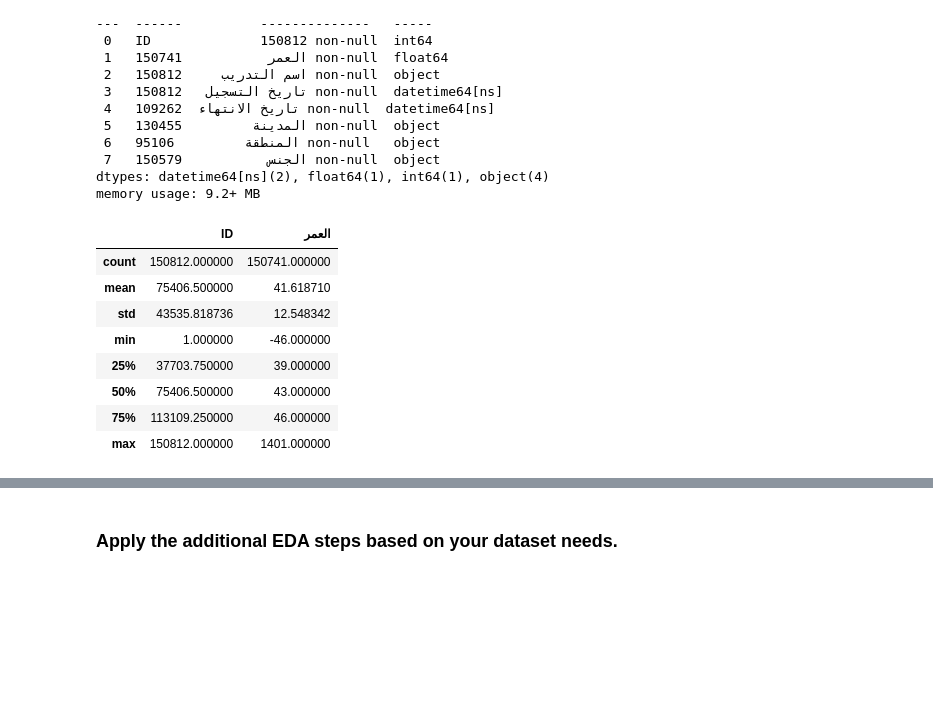
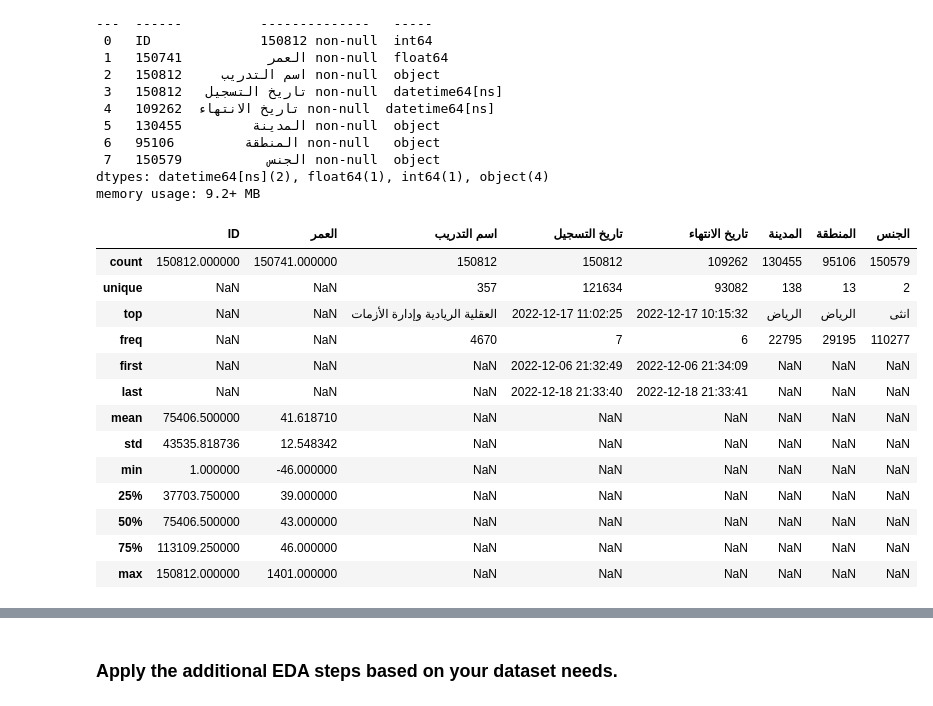
Before and after one commit to MoaathMog/droob-porject, a Jupyter notebook: doroop-proj.ipynb, the cells around one changed output, grey strips where cells are left out. Cells and saved outputs as stored; diff of their text form; code cells hidden in the pictures; blank space fills up the shorter version.

```diff
--- a/doroop-proj.ipynb
+++ b/doroop-proj.ipynb
@@ -100,17 +93,22 @@ Data columns (total 8 columns):
 dtypes: datetime64[ns](2), float64(1), int64(1), object(4)
 memory usage: 9.2+ MB
 # %%
-stdf.describe()
+stdf.describe(include='all')
 # %% [output]
-|  | ID | العمر |
-| count | 150812.000000 | 150741.000000 |
-| mean | 75406.500000 | 41.618710 |
-| std | 43535.818736 | 12.548342 |
-| min | 1.000000 | -46.000000 |
-| 25% | 37703.750000 | 39.000000 |
-| 50% | 75406.500000 | 43.000000 |
-| 75% | 113109.250000 | 46.000000 |
-| max | 150812.000000 | 1401.000000 |
+|  | ID | العمر | اسم التدريب | تاريخ التسجيل | تاريخ الانتهاء | المدينة | المنطقة | الجنس |
+| count | 150812.000000 | 150741.000000 | 150812 | 150812 | 109262 | 130455 | 95106 | 150579 |
+| unique | NaN | NaN | 357 | 121634 | 93082 | 138 | 13 | 2 |
+| top | NaN | NaN | العقلية الريادية وإدارة الأزمات | 2022-12-17 11:02:25 | 2022-12-17 10:15:32 | الرياض | الرياض | انثى |
+| freq | NaN | NaN | 4670 | 7 | 6 | 22795 | 29195 | 110277 |
+| first | NaN | NaN | NaN | 2022-12-06 21:32:49 | 2022-12-06 21:34:09 | NaN | NaN | NaN |
+| last | NaN | NaN | NaN | 2022-12-18 21:33:40 | 2022-12-18 21:33:41 | NaN | NaN | NaN |
+| mean | 75406.500000 | 41.618710 | NaN | NaN | NaN | NaN | NaN | NaN |
+| std | 43535.818736 | 12.548342 | NaN | NaN | NaN | NaN | NaN | NaN |
+| min | 1.000000 | -46.000000 | NaN | NaN | NaN | NaN | NaN | NaN |
+| 25% | 37703.750000 | 39.000000 | NaN | NaN | NaN | NaN | NaN | NaN |
+| 50% | 75406.500000 | 43.000000 | NaN | NaN | NaN | NaN | NaN | NaN |
+| 75% | 113109.250000 | 46.000000 | NaN | NaN | NaN | NaN | NaN | NaN |
+| max | 150812.000000 | 1401.000000 | NaN | NaN | NaN | NaN | NaN | NaN |
 # %%
 print('The missung values in each column')
 print(stdf.isna().sum())
```
Also changed, not shown: parts of 10 cells of this notebook.
